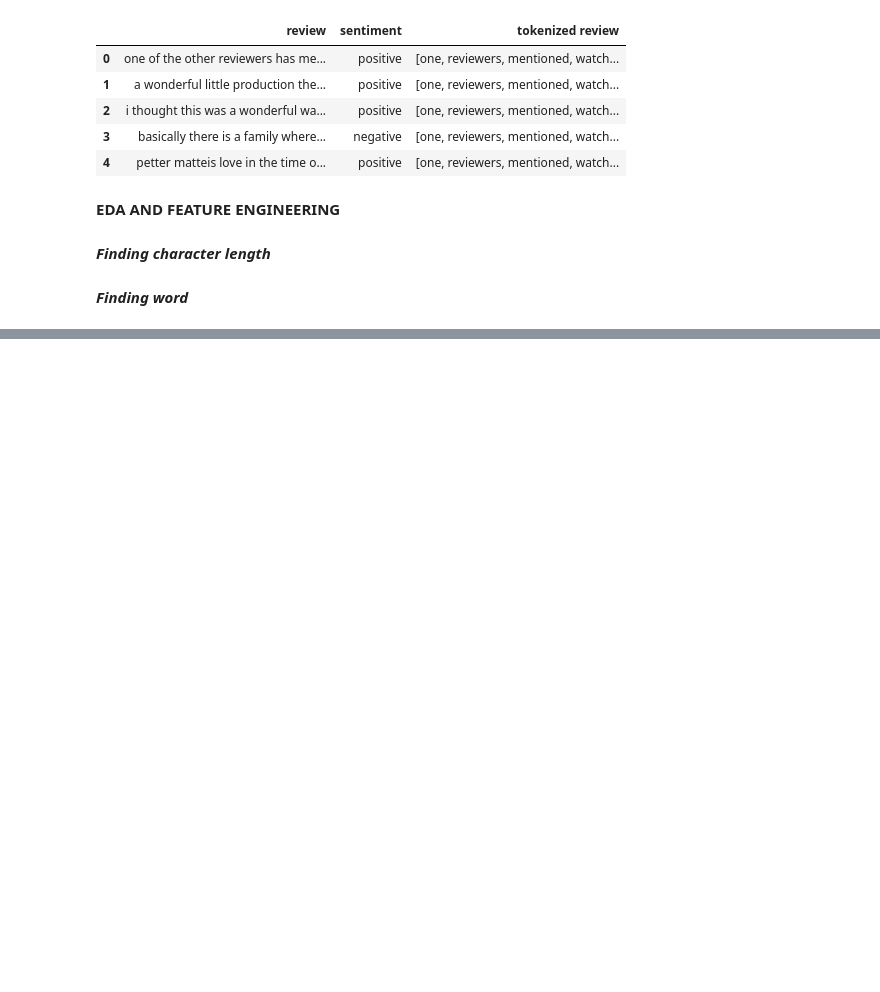
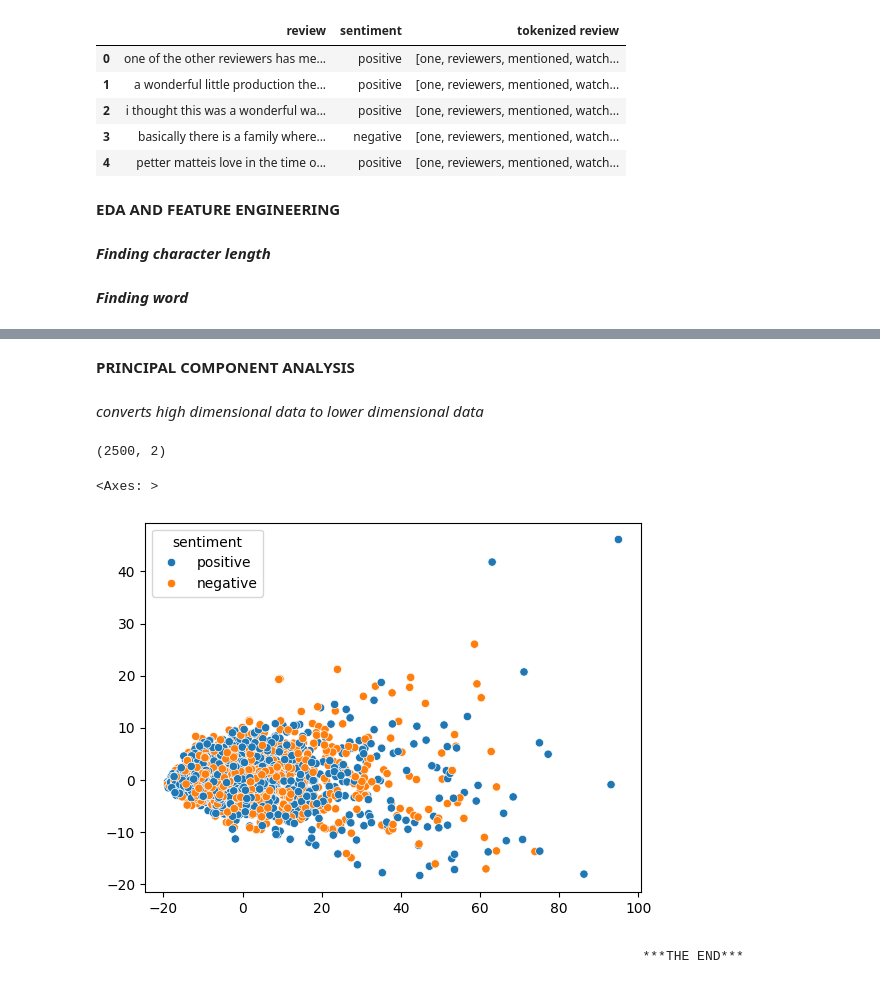
Before and after one commit to NityaVerma19/IMDB-DATA-ANALYSIS, a Jupyter notebook: IMDB.ipynb, the cells around one changed output, grey strips where cells are left out. Cells and saved outputs as stored; diff of their text form; code cells hidden in the pictures; blank space fills up the shorter version.

```diff
--- a/IMDB.ipynb
+++ b/IMDB.ipynb
@@ -395,0 +359,5 @@ https://gist.github.com/mwaskom/de44147ed2974457ad6372750bbe5751
+# %%
+from sklearn.feature_extraction.text import CountVectorizer
+count_vectorizer = CountVectorizer(max_features = 5000)   #most important top 5000 words in the review
+bag_of_words = count_vectorizer.fit_transform(df['review'])
+bag_of_words = pd.DataFrame(bag_of_words.toarray(),columns = count_vectorizer.get_feature_names_out())
@@ -395,0 +380,20 @@ https://gist.github.com/mwaskom/de44147ed2974457ad6372750bbe5751
+# %% [markdown]
+**PRINCIPAL COMPONENT ANALYSIS**
+# %% [markdown]
+*converts high dimensional data to lower dimensional data*
+# %%
+ from sklearn.decomposition import PCA
+
+pca = PCA(n_components = 2)
+results = pca.fit_transform(bag_of_words.values)
+# %%
+results.shape
+# %% [output]
+(2500, 2)
+# %%
+sns.scatterplot(x = results[:,0], y = results[:,1] , hue = df['sentiment'])
+# %% [output]
+<Axes: >
+[figure, added]
+# %% [markdown]
+                                                                        ***THE END***
```
Also changed, not shown: parts of 17 cells of this notebook.
